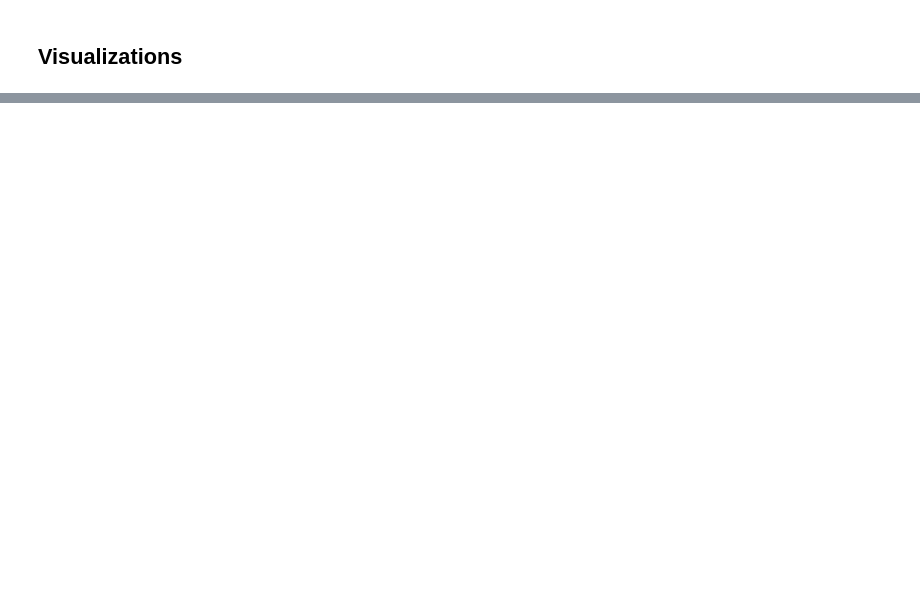
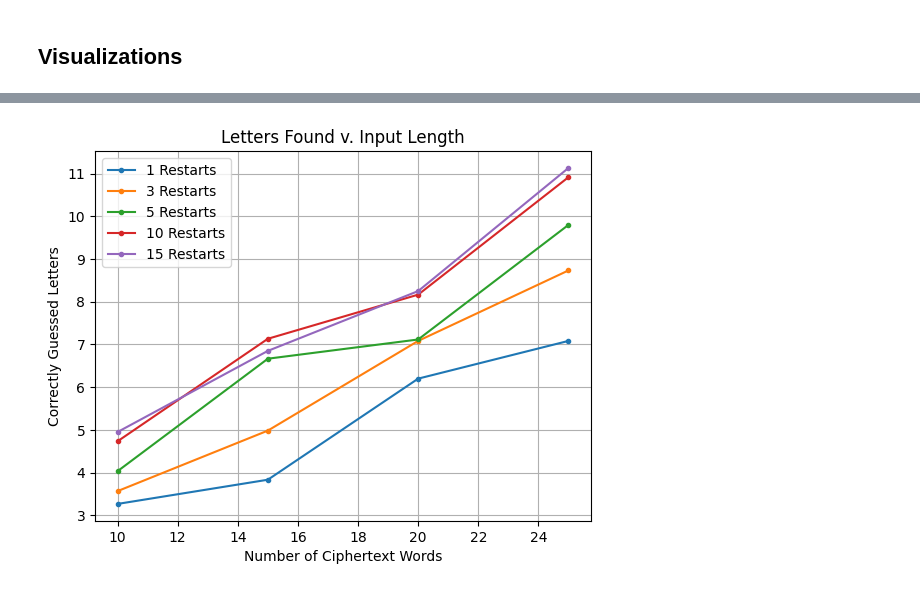
Before and after one commit to jkszan/formalized-cryptograph-solver, a Jupyter notebook: visualizations.ipynb, the cells around one changed output, grey strips where cells are left out. Saved outputs shown, nothing was run; the diff lists cells and outputs as text; code cells hidden in the pictures; blank space fills up the shorter version.

```diff
--- a/visualizations.ipynb
+++ b/visualizations.ipynb
@@ -219,0 +218,4 @@ plot_word_length_percentage(wordLengths[:7], accuracy_spaceless[:7], accuracy_sp
+# %%
+graphLettersSolved(restartWordLengths, restartLettersSolved, restartLabels)
+# %% [output]
+[figure, added]
```
Also changed, not shown: parts of 17 cells of this notebook, 4 other files.
